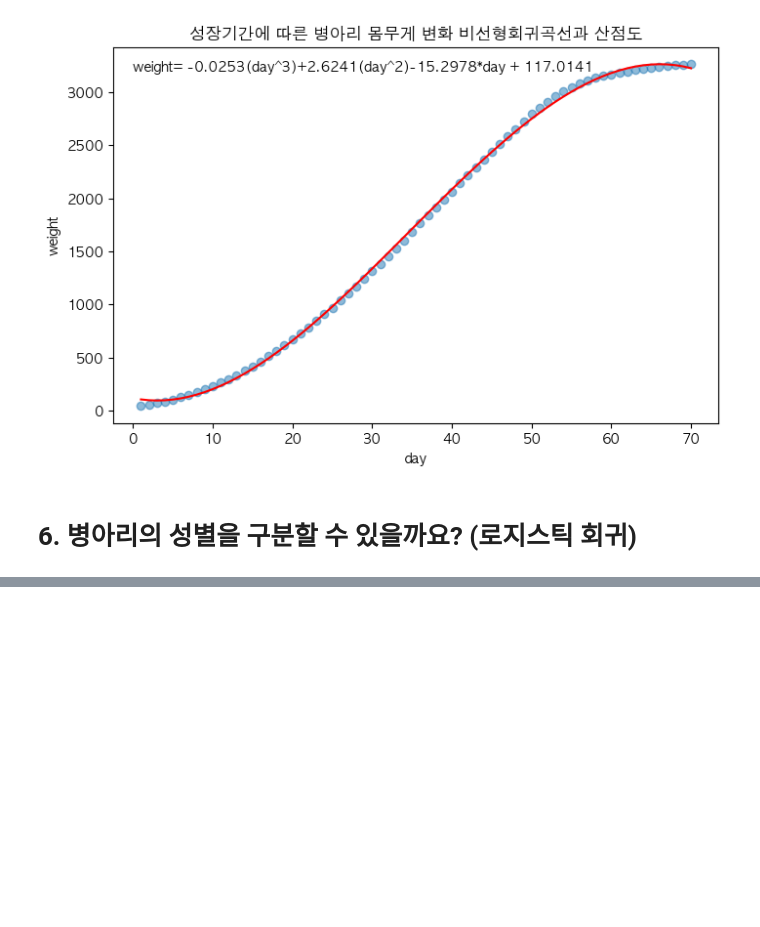
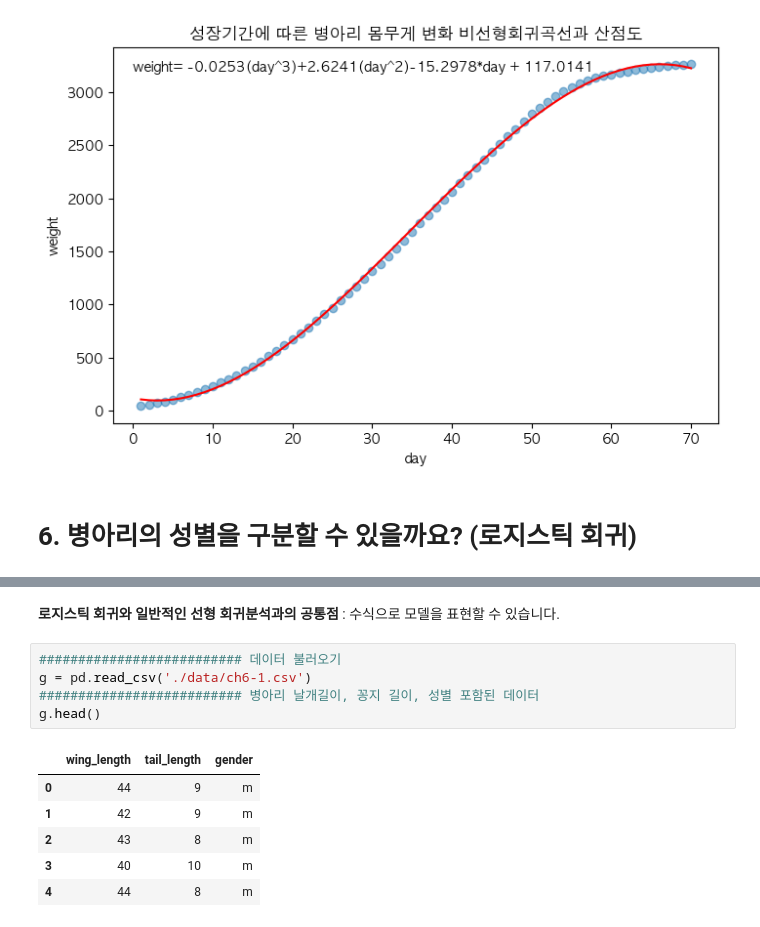
Before and after one commit to hyejinbeck/Chick-Growth, a Jupyter notebook: Analysis.ipynb, the cells around one changed output, grey strips where cells are left out. Saved outputs shown, nothing was run; the diff lists cells and outputs as text; blank space fills up the shorter version.

```diff
--- a/Analysis.ipynb
+++ b/Analysis.ipynb
@@ -1017,0 +1026,14 @@ plt.show()
+# %% [markdown]
+**로지스틱 회귀와 일반적인 선형 회귀분석과의 공통점** : 수식으로 모델을 표현할 수 있습니다.
+# %%
+########################## 데이터 불러오기
+g = pd.read_csv('./data/ch6-1.csv')
+########################## 병아리 날개길이, 꽁지 길이, 성별 포함된 데이터
+g.head()
+# %% [output]
+|  | wing_length | tail_length | gender |
+| 0 | 44 | 9 | m |
+| 1 | 42 | 9 | m |
+| 2 | 43 | 8 | m |
+| 3 | 40 | 10 | m |
+| 4 | 44 | 8 | m |
```
Also changed, not shown: parts of 37 cells of this notebook, 1 other file.
